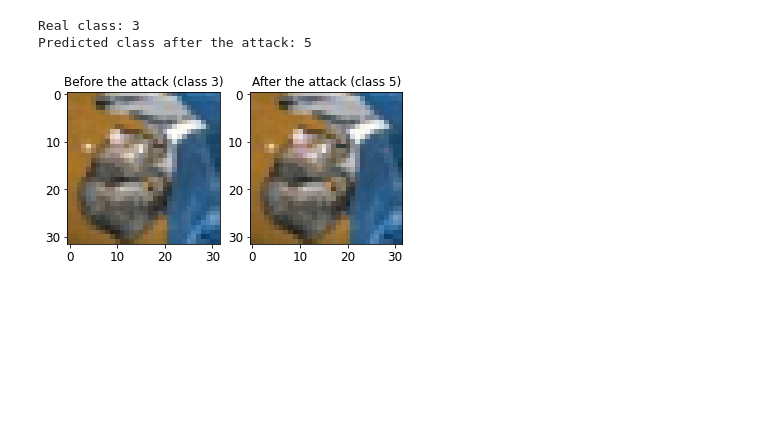
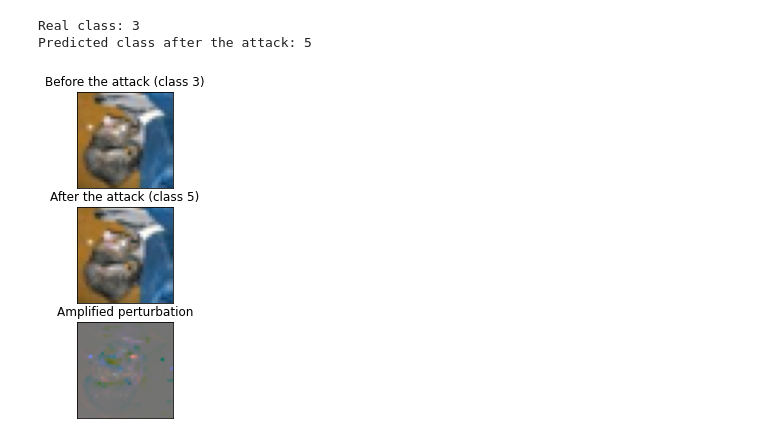
Before and after one commit to pralab/secml, a Jupyter notebook: tutorials/13-RobustBench.ipynb, the cells around one changed output. Saved outputs shown, nothing was run; the diff lists cells and outputs as text; code cells hidden in the pictures; blank space fills up the shorter version.

Commit message:
Added diff to notebook to enhance perturbation

```diff
--- a/tutorials/13-RobustBench.ipynb
+++ b/tutorials/13-RobustBench.ipynb
@@ -98,18 +98,34 @@ Predicted class after the attack: 5
 # %%
 from secml.figure import CFigure
 %matplotlib inline
+
 img_normal = x0.transpose(0,2)
 img_adv = adv_ds_pgd.X[0,:].tondarray().reshape((3,32,32)).transpose(2,1,0)
 
+diff_img = img_normal - img_adv
+diff_img -= diff_img.min()
+diff_img /= diff_img.max()
+
 fig = CFigure()
-fig.subplot(1,2,1)
+fig.subplot(3,1,1)
 fig.sp.imshow(img_normal)
 fig.sp.title(f'Before the attack (class {y0})')
+fig.sp.xticks([])
+fig.sp.yticks([])
 
-fig.subplot(1,2,2)
+fig.subplot(3,1,2)
 fig.sp.imshow(img_adv)
 fig.sp.title(f'After the attack (class {y_pred_pgd.item()})')
+fig.sp.xticks([])
+fig.sp.yticks([])
+
+
+fig.subplot(3,1,3)
+fig.sp.imshow(diff_img)
+fig.sp.title(f'Amplified perturbation')
+fig.sp.xticks([])
+fig.sp.yticks([])
 
 fig.show()
 # %% [output]
-[figure, old version]
+[figure, new version]
```
